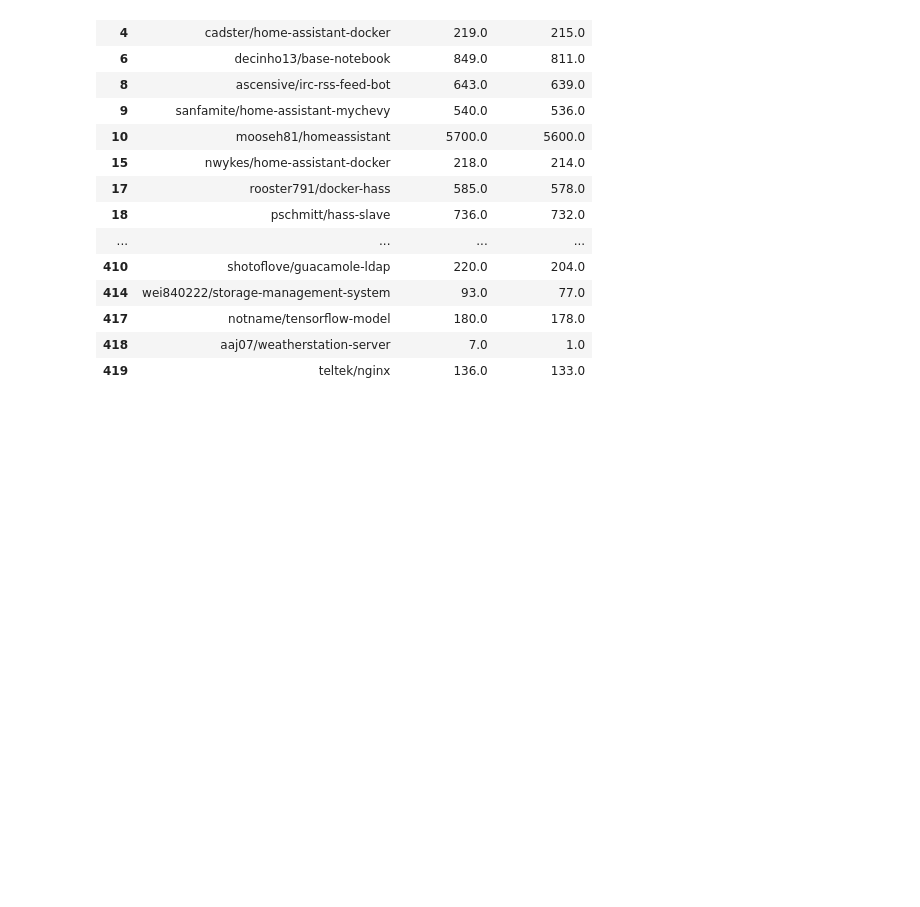
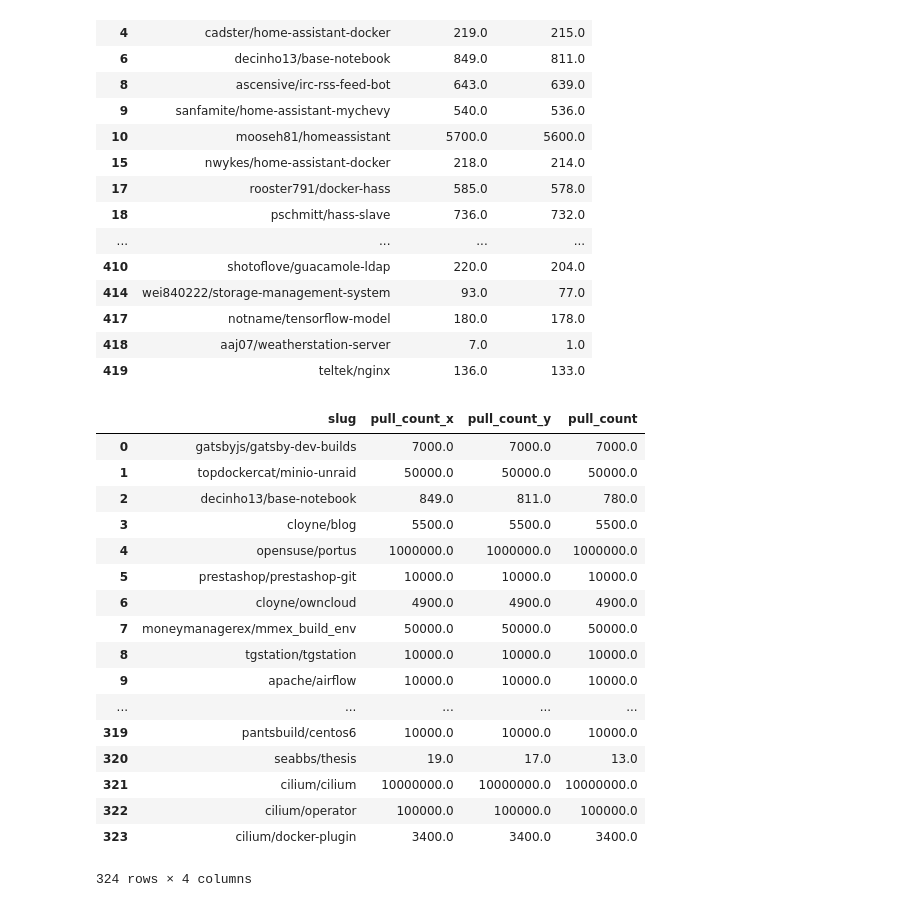
Before and after one commit to cshubhamrao/docker-hub-data, a Jupyter notebook: scripts/merge_files.ipynb, the cells around one changed output. Drawn from its saved outputs; the diff is of its cells as text; code cells hidden in the pictures; blank space fills up the shorter version.

```diff
--- a/scripts/merge_files.ipynb
+++ b/scripts/merge_files.ipynb
@@ -89,0 +94,21 @@ file_3 = os.path.join(DATA_DIR, files[2])
+# %%
+merged_1
+# %% [output]
+|  | slug | pull_count_x | pull_count_y | pull_count |
+| 0 | gatsbyjs/gatsby-dev-builds | 7000.0 | 7000.0 | 7000.0 |
+| 1 | topdockercat/minio-unraid | 50000.0 | 50000.0 | 50000.0 |
+| 2 | decinho13/base-notebook | 849.0 | 811.0 | 780.0 |
+| 3 | cloyne/blog | 5500.0 | 5500.0 | 5500.0 |
+| 4 | opensuse/portus | 1000000.0 | 1000000.0 | 1000000.0 |
+| 5 | prestashop/prestashop-git | 10000.0 | 10000.0 | 10000.0 |
+| 6 | cloyne/owncloud | 4900.0 | 4900.0 | 4900.0 |
+| 7 | moneymanagerex/mmex_build_env | 50000.0 | 50000.0 | 50000.0 |
+| 8 | tgstation/tgstation | 10000.0 | 10000.0 | 10000.0 |
+| 9 | apache/airflow | 10000.0 | 10000.0 | 10000.0 |
+| ... | ... | ... | ... | ... |
+| 319 | pantsbuild/centos6 | 10000.0 | 10000.0 | 10000.0 |
+| 320 | seabbs/thesis | 19.0 | 17.0 | 13.0 |
+| 321 | cilium/cilium | 10000000.0 | 10000000.0 | 10000000.0 |
+| 322 | cilium/operator | 100000.0 | 100000.0 | 100000.0 |
+| 323 | cilium/docker-plugin | 3400.0 | 3400.0 | 3400.0 |
+324 rows × 4 columns
```
Also changed, not shown: parts of 4 cells of this notebook.
